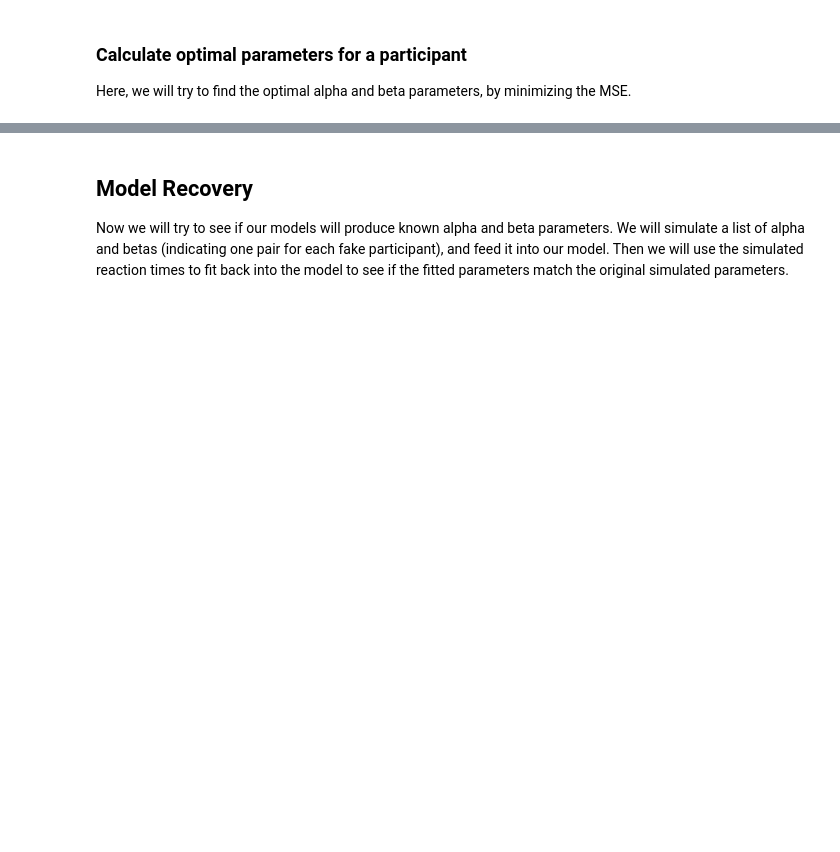
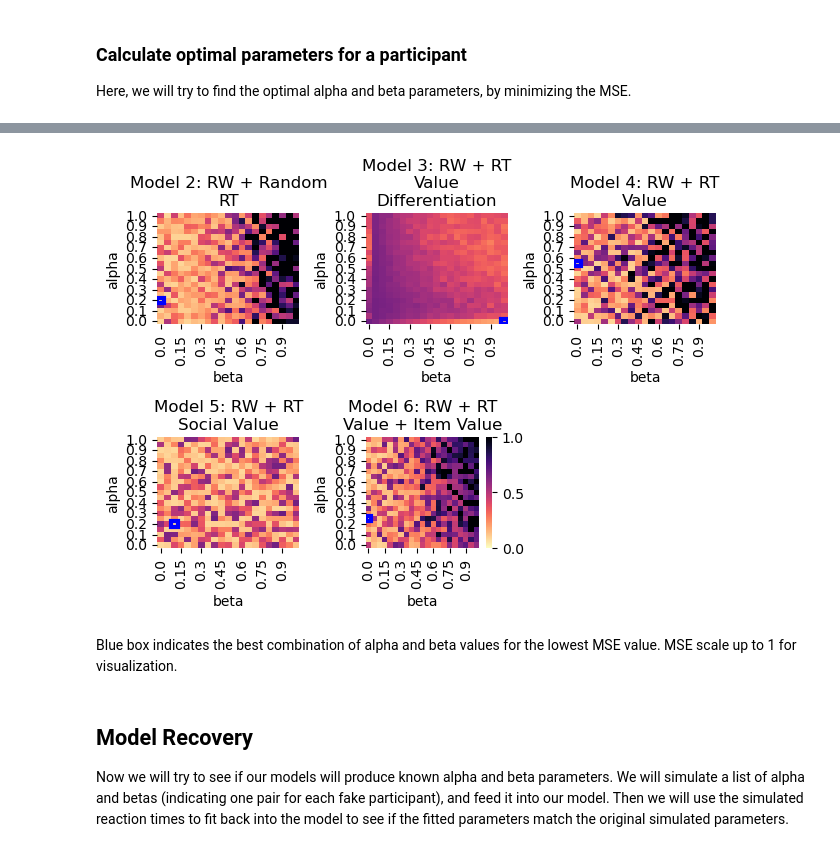
Before and after one commit to hspopal/scon_social_reward, a Jupyter notebook: code/social_reward_modeling.ipynb, the cells around one changed output, grey strips where cells are left out. Drawn from its saved outputs; the diff is of its cells as text; code cells hidden in the pictures; blank space fills up the shorter version.

Commit message:
model recovery

```diff
--- a/code/social_reward_modeling.ipynb
+++ b/code/social_reward_modeling.ipynb
@@ -590,3 +593,7 @@ Fitted Parameters: [0.49999495 0.49999445]
 # %% [markdown]
 ### Calculate optimal parameters for a participant
 Here, we will try to find the optimal alpha and beta parameters, by minimizing the MSE.
+# %%
+# Define models to test
+model_list = [rw_randrt_model, rw_rtvaldiff_model, rw_rt_model, rw_rtsocial_model, rw_item_model]
+models_dict = dict(zip(relv_titles[1:], model_list))
@@ -636,10 +650 @@ alpha_hat = 0.25, beta_hat = 0.05
 BIC = 9.29
-# %%
-# Find the index of the lowest nll value
-min_mse = model_fit_results.loc[model_fit_results[['mse']].idxmin()]
-
-parameter_mse_plot = sns.scatterplot(data=model_fit_results,
-                                     x="alpha", y="beta", hue="mse", palette='magma')
-sns.move_legend(parameter_mse_plot, "upper left", bbox_to_anchor=(1, 1))
-
-parameter_mse_plot.plot(min_mse['alpha'],min_mse['beta'],'x',ms=10,mec='r',mfc='none')
@@ -650,0 +651,5 @@ Red X indicates the best combination of alpha and beta for the lowest MSE.
+# %%
+model_fit_results = pd.read_csv(outp_dir+'/model_fit_results.csv')
+model_fit_results['alpha'] = model_fit_results['alpha'].round(2)
+model_fit_results['beta'] = model_fit_results['beta'].round(2)
+model_fit_results.head()
@@ -651,3 +666,50 @@ Red X indicates the best combination of alpha and beta for the lowest MSE.
+# %%
+max_x_plots = 3
+max_y_plots = 2
+
+fig, axs = plt.subplots(max_y_plots,max_x_plots)
+#plt.subplots_adjust(wspace=0.7, hspace=0.3)
+
+i_plot_x = 0
+i_plot_y = 0
+
+for model in models_dict.keys():
+    temp_model_data = model_fit_results[model_fit_results['model'] == model]
+
+    if i_plot_x == max_x_plots:
+        i_plot_x = 0
+        i_plot_y = 1
+
+    #sns.scatterplot(data=temp_model_data,
+    #                x="alpha", y="beta", hue="mse",
+    #                palette='magma_r', ax=axs[i_plot_y,i_plot_x])
+    if i_plot_x == max_x_plots-2 and i_plot_y == max_y_plots-1:
+        cbar_plot = True
+    else:
+        cbar_plot = False
+
+    plot_data = temp_model_data.pivot(index="alpha", columns="beta", values="mse")
+    sns.heatmap(data=plot_data,
+           cmap='magma_r', vmin=0, vmax=1, ax=axs[i_plot_y,i_plot_x], cbar=cbar_plot)
+    axs[i_plot_y,i_plot_x].invert_yaxis()
+    #axs[i_plot_y,i_plot_x].set_title(model)
+    axs[i_plot_y,i_plot_x].set_title("\n".join(wrap(model, 20)))
+    #else:
+    #    axs[i_plot_y,i_plot_x].get_legend().remove()
+    min_mse = temp_model_data.loc[temp_model_data[['mse']].idxmin()]
+    #axs[i_plot_y,i_plot_x].plot(min_mse['alpha'],min_mse['beta'],'x',mec='b',mfc='none')
+    x_pos = plot_data.columns.get_loc(min_mse['alpha'].iloc[0])
+    y_pos = plot_data.index.get_loc(min_mse['beta'].iloc[0])
+    axs[i_plot_y,i_plot_x].add_patch(Rectangle((y_pos, x_pos),1,1, fill=False, edgecolor='blue', lw=3))
+
+    i_plot_x += 1
+
+axs[i_plot_y,i_plot_x].axis('off')
+plt.tight_layout()
+# %% [output]
+[figure, added]
+# %% [markdown]
+Blue box indicates the best combination of alpha and beta values for the lowest MSE value. MSE scale up to 1 for visualization.
 # %% [markdown]
 ## Model Recovery
 Now we will try to see if our models will produce known alpha and beta parameters. We will simulate a list of alpha and betas (indicating one pair for each fake participant), and feed it into our model. Then we will use the simulated reaction times to fit back into the model to see if the fitted parameters match the original simulated parameters.
```
Also changed, not shown: parts of 19 cells of this notebook, 1 other file.
